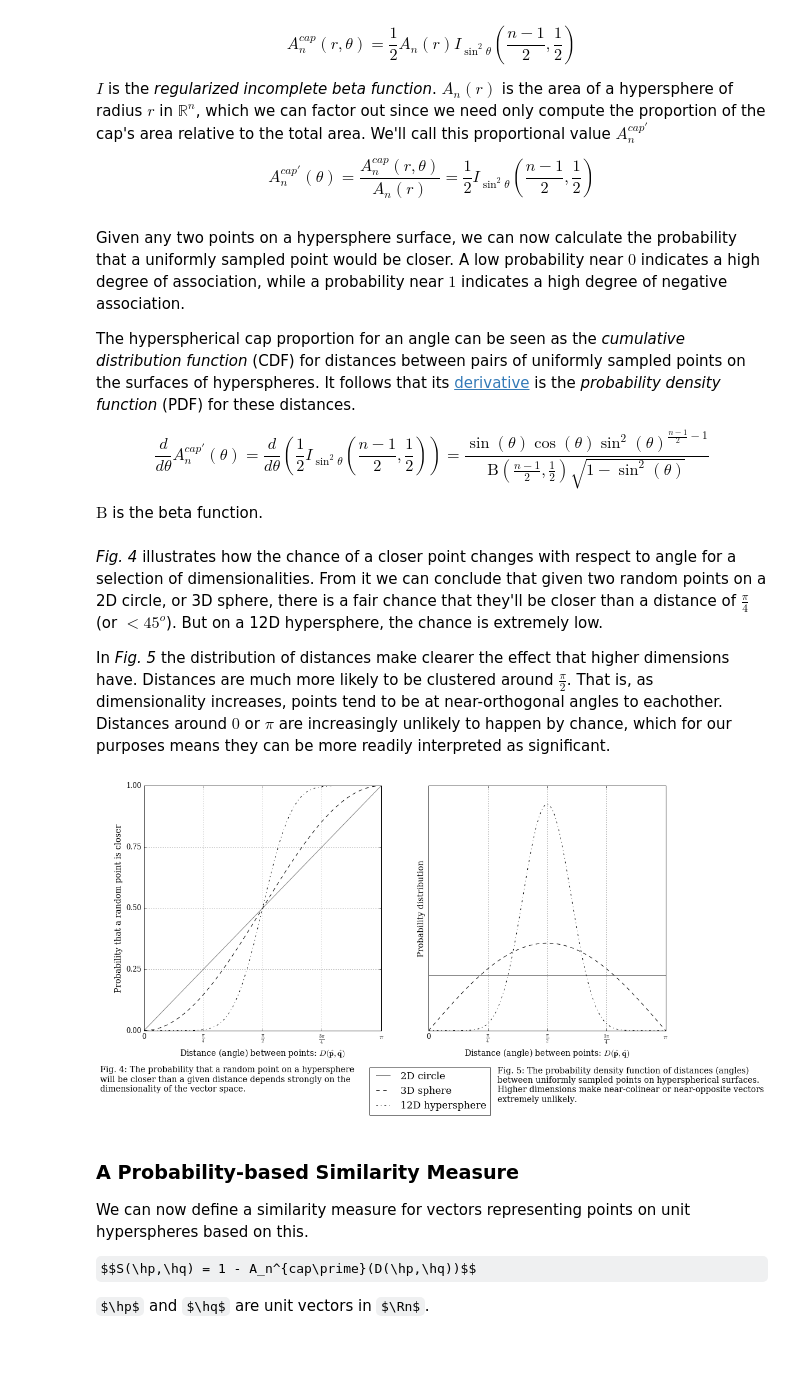
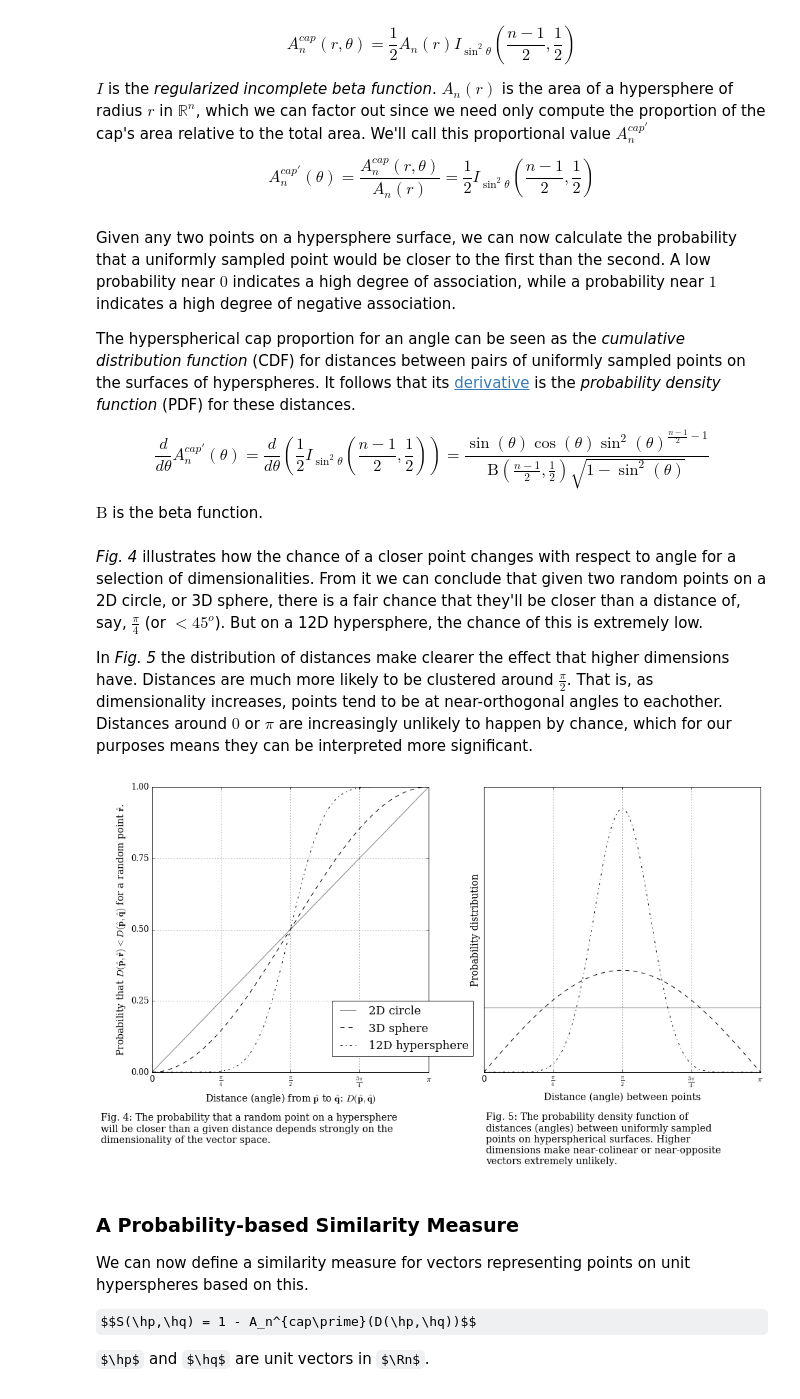
Before and after one commit to sagland/vecassoc, a Jupyter notebook: notebooks/Representing Object Association with Vector Similarity.ipynb, the cells around one changed output. Drawn from its saved outputs; the diff is of its cells as text; code cells hidden in the pictures; some formulas as TeX source; blank space fills up the shorter version.

```diff
--- a/notebooks/Representing Object Association with Vector Similarity.ipynb
+++ b/notebooks/Representing Object Association with Vector Similarity.ipynb
@@ -258,7 +256,7 @@ def hyperspherical_cap_proportion(angles, n):
     result = result * ~bigcap + (1.0 - result) * bigcap
     return result
 # %% [markdown]
-Given any two points on a hypersphere surface, we can now calculate the probability that a uniformly sampled point would be closer. A low probability near $0$ indicates a high degree of association, while a probability near $1$ indicates a high degree of negative association.
+Given any two points on a hypersphere surface, we can now calculate the probability that a uniformly sampled point would be closer to the first than the second. A low probability near $0$ indicates a high degree of association, while a probability near $1$ indicates a high degree of negative association.
 
 The hyperspherical cap proportion for an angle can be seen as the *cumulative distribution function* (CDF) for distances between pairs of uniformly sampled points on the surfaces of hyperspheres. It follows that its <a href="http://www.wolframalpha.com/input/?i=derivative+of+BetaRegularized%5Bsin(x)%5E2,+(n-1)%2F2,+1%2F2%5D+%2F+2">derivative</a> is the *probability density function* (PDF) for these distances.
 
@@ -291,9 +289,9 @@ def hyperspherical_angle_pdf(angles, n):
     hsn = (n - 1) / 2.0
     return ((sx * cx * ((sx**2)**(hsn - 1))) / (beta(hsn, 0.5) * np.sqrt(1 - sx**2)))
 # %% [markdown]
-*Fig. 4* illustrates how the chance of a closer point changes with respect to angle for a selection of dimensionalities. From it we can conclude that given two random points on a 2D circle, or 3D sphere, there is a fair chance that they'll be closer than a distance of $\frac{\pi}{4}$ (or $< 45^o$). But on a 12D hypersphere, the chance is extremely low.
+*Fig. 4* illustrates how the chance of a closer point changes with respect to angle for a selection of dimensionalities. From it we can conclude that given two random points on a 2D circle, or 3D sphere, there is a fair chance that they'll be closer than a distance of, say, $\frac{\pi}{4}$ (or $< 45^o$). But on a 12D hypersphere, the chance of this is extremely low.
 
-In *Fig. 5* the distribution of distances make clearer the effect that higher dimensions have. Distances are much more likely to be clustered around $\frac{\pi}{2}$. That is, as dimensionality increases, points tend to be at near-orthogonal angles to eachother. Distances around $0$ or $\pi$ are increasingly unlikely to happen by chance, which for our purposes means they can be more readily interpreted as significant.
+In *Fig. 5* the distribution of distances make clearer the effect that higher dimensions have. Distances are much more likely to be clustered around $\frac{\pi}{2}$. That is, as dimensionality increases, points tend to be at near-orthogonal angles to eachother. Distances around $0$ or $\pi$ are increasingly unlikely to happen by chance, which for our purposes means they can be interpreted more significant.
 # %%
 s = 512
 dd = np.pi / (s - 1)
@@ -317,42 +315,46 @@ pdf12 /= (pdf12 * dd).sum()
 
 fig = plt.figure(figsize=(16,7.5))
 # Plot the CDFs
 ax1 = fig.add_subplot(121)
 ax1.plot(a, cdf2, c='k', linestyle='-', alpha=0.5, label='2D circle')
 ax1.plot(a, cdf3, c='k', linestyle='--', label='3D sphere')
 ax1.plot(a, cdf12, c='k', linestyle='-.', label='12D hypersphere')
 ax1.grid()
 ax1.set_xticks([0, np.pi/4, np.pi/2, 3*np.pi/4, np.pi])
 ax1.set_xticklabels(['0', '$\\frac{\\pi}{4}$','$\\frac{\\pi}{2}$','$\\frac{3\\pi}{4}$','$\\pi$'])
 ax1.set_xlim((0, np.pi))
-ax1.set_xlabel('Distance (angle) between points: $D(\\mathbf{\\hat{p}},\\mathbf{\\hat{q}})$')
+ax1.set_xlabel('Distance (angle) from $\\mathbf{\\hat{p}}$ to $\\mathbf{\\hat{q}}$: '
+               '$D(\\mathbf{\\hat{p}},\\mathbf{\\hat{q}})$')
 ax1.set_yticks([x/4. for x in range(5)])
-ax1.set_ylabel('Probability that a random point is closer')
+ax1.set_ylabel('Probability that $D(\\mathbf{\\hat{p}},\\mathbf{\\hat{r}})'
+               '<D(\\mathbf{\\hat{p}},\\mathbf{\\hat{q}})$ for a random '
+               'point $\\mathbf{\\hat{r}}$.')
 fig.text(0.06,-0.067, 'Fig. 4: The probability that a random point on a hypersphere\n'
                     'will be closer than a given distance depends strongly on the\n'
                     'dimensionality of the vector space.')
-plt.legend(bbox_to_anchor=(0.95, -0.15), loc=2, borderaxespad=0.0)
+plt.legend(bbox_to_anchor=(0.65, 0.25), loc=2, borderaxespad=0.0)
 # Plot the DDFs
 ax2 = fig.add_subplot(122)
 ax2.plot(a, pdf2, c='k', linestyle='-', alpha=0.5, label='2D circle')
 ax2.plot(a, pdf3, c='k', linestyle='--', label='3D sphere')
 ax2.plot(a, pdf12, c='k', linestyle='-.', label='12D hypersphere')
 plt.grid()
 ax2.set_xticks([0, np.pi/4, np.pi/2, 3*np.pi/4, np.pi])
 ax2.set_xticklabels(['0', '$\\frac{\\pi}{4}$','$\\frac{\\pi}{2}$','$\\frac{3\\pi}{4}$','$\\pi$'])
 ax2.set_xlim((0, np.pi))
 ax2.set_yticks([])
-ax2.set_xlabel('Distance (angle) between points: $D(\\mathbf{\\hat{p}},\\mathbf{\\hat{q}})$')
+ax2.set_xlabel('Distance (angle) between points')
 ax2.tick_params(axis='y', which='both', left='off', labelleft='off')
 ax2.set_ylabel('Probability distribution')
-fig.text(0.65,-0.1, 'Fig. 5: The probability density function of distances (angles)\n'
-                    'between uniformly sampled points on hyperspherical surfaces.\n'
-                    'Higher dimensions make near-colinear or near-opposite vectors\n'
-                    'extremely unlikely.')
+fig.text(0.55,-0.125, 'Fig. 5: The probability density function of\n'
+                    'distances (angles) between uniformly sampled\n'
+                    'points on hyperspherical surfaces. Higher\n'
+                    'dimensions make near-colinear or near-opposite\n'
+                    'vectors extremely unlikely.')
 
 plt.show()
 # %% [output]
-[figure, old version]
+[figure, new version]
 # %% [markdown]
 ### A Probability-based Similarity Measure
 
```
Also changed, not shown: parts of 10 cells of this notebook.
